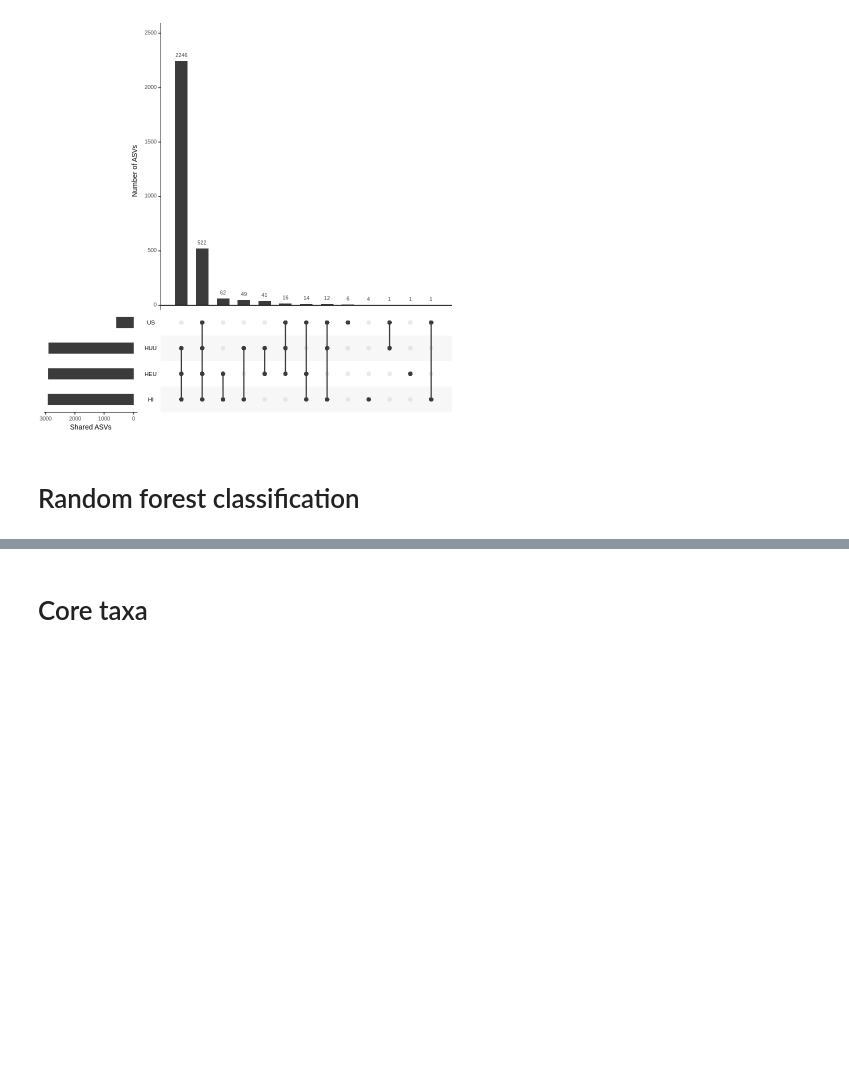
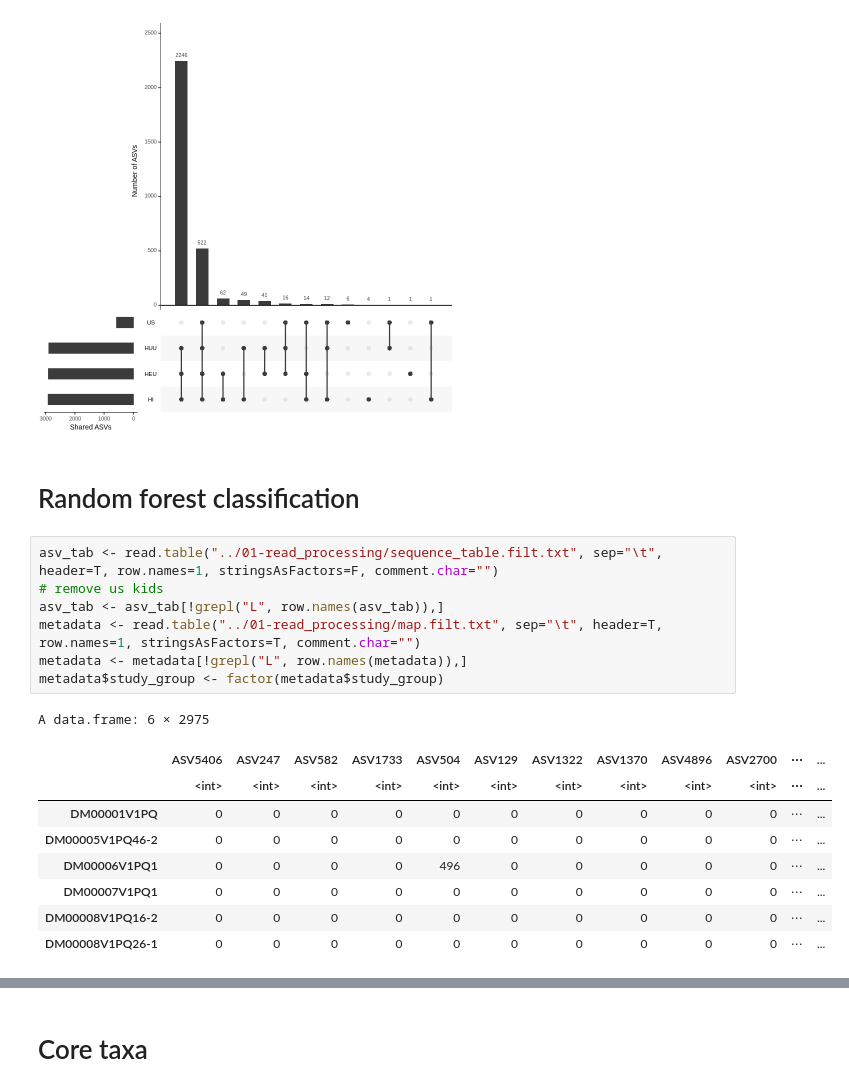
Before and after one commit to aemann01/domhain, a Jupyter notebook: 2022-HIV_oral_microbiome/02-diversity_analyses/diversity_analyses.ipynb, the cells around one changed output, grey strips where cells are left out. Saved outputs shown, nothing was run; the diff lists cells and outputs as text; blank space fills up the shorter version.

```diff
--- a/2022-HIV_oral_microbiome/02-diversity_analyses/diversity_analyses.ipynb
+++ b/2022-HIV_oral_microbiome/02-diversity_analyses/diversity_analyses.ipynb
@@ -692,4 +677,21 @@ png
 [figure]
 # %% [markdown]
 # Random forest classification
+# %%
+asv_tab <- read.table("../01-read_processing/sequence_table.filt.txt", sep="\t", header=T, row.names=1, stringsAsFactors=F, comment.char="")
+# remove us kids
+asv_tab <- asv_tab[!grepl("L", row.names(asv_tab)),]
+metadata <- read.table("../01-read_processing/map.filt.txt", sep="\t", header=T, row.names=1, stringsAsFactors=T, comment.char="")
+metadata <- metadata[!grepl("L", row.names(metadata)),]
+metadata$study_group <- factor(metadata$study_group)
+# %% [output]
+A data.frame: 6 × 2975
+|  | ASV5406 | ASV247 | ASV582 | ASV1733 | ASV504 | ASV129 | ASV1322 | ASV1370 | ASV4896 | ASV2700 | ⋯ | ... |
+|  | <int> | <int> | <int> | <int> | <int> | <int> | <int> | <int> | <int> | <int> | ⋯ | ... |
+| DM00001V1PQ | 0 | 0 | 0 | 0 | 0 | 0 | 0 | 0 | 0 | 0 | ⋯ | ... |
+| DM00005V1PQ46-2 | 0 | 0 | 0 | 0 | 0 | 0 | 0 | 0 | 0 | 0 | ⋯ | ... |
+| DM00006V1PQ1 | 0 | 0 | 0 | 0 | 496 | 0 | 0 | 0 | 0 | 0 | ⋯ | ... |
+| DM00007V1PQ1 | 0 | 0 | 0 | 0 | 0 | 0 | 0 | 0 | 0 | 0 | ⋯ | ... |
+| DM00008V1PQ16-2 | 0 | 0 | 0 | 0 | 0 | 0 | 0 | 0 | 0 | 0 | ⋯ | ... |
+| DM00008V1PQ26-1 | 0 | 0 | 0 | 0 | 0 | 0 | 0 | 0 | 0 | 0 | ⋯ | ... |
 # %%
```
Also changed, not shown: parts of 6 cells of this notebook.
